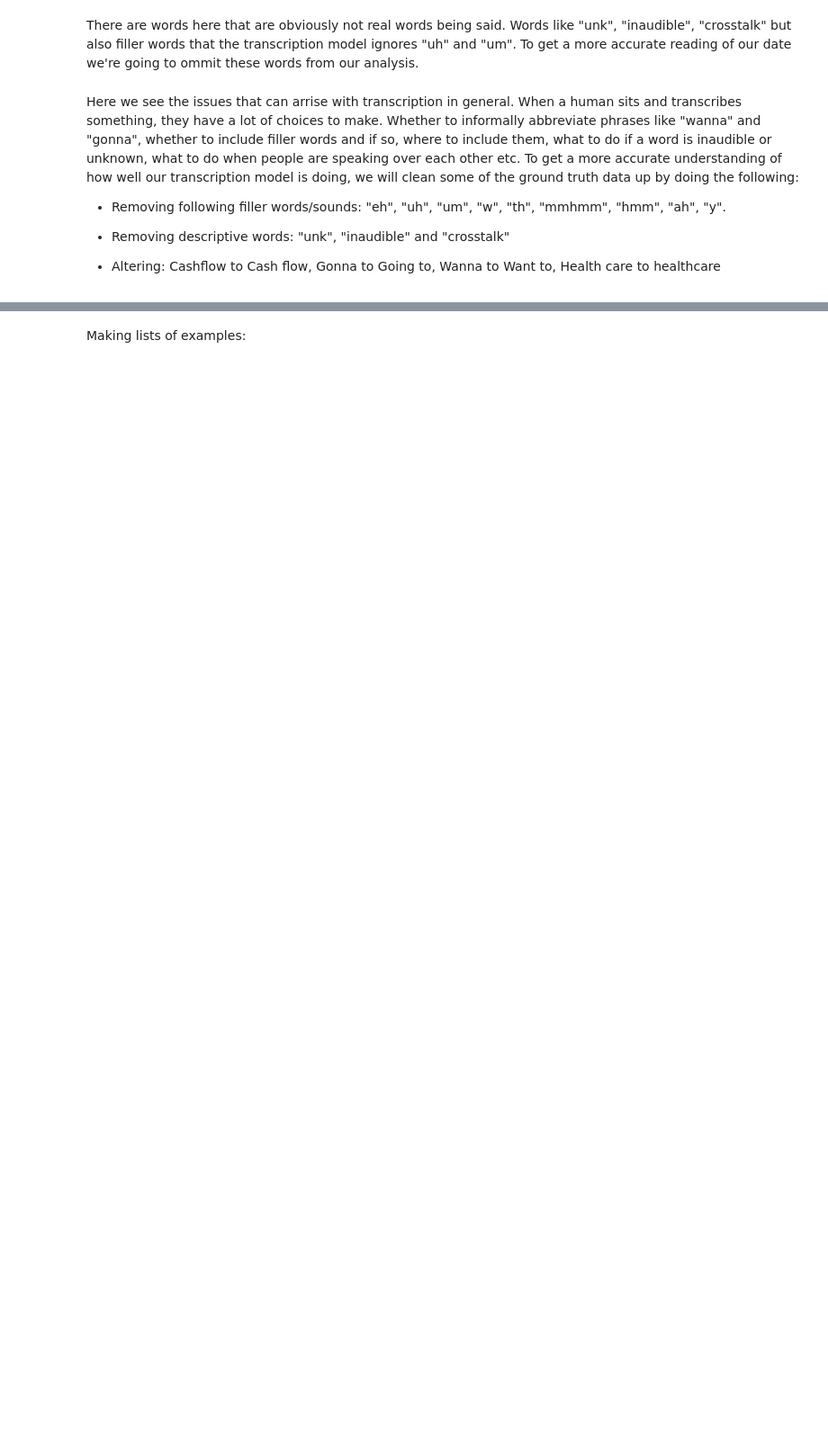
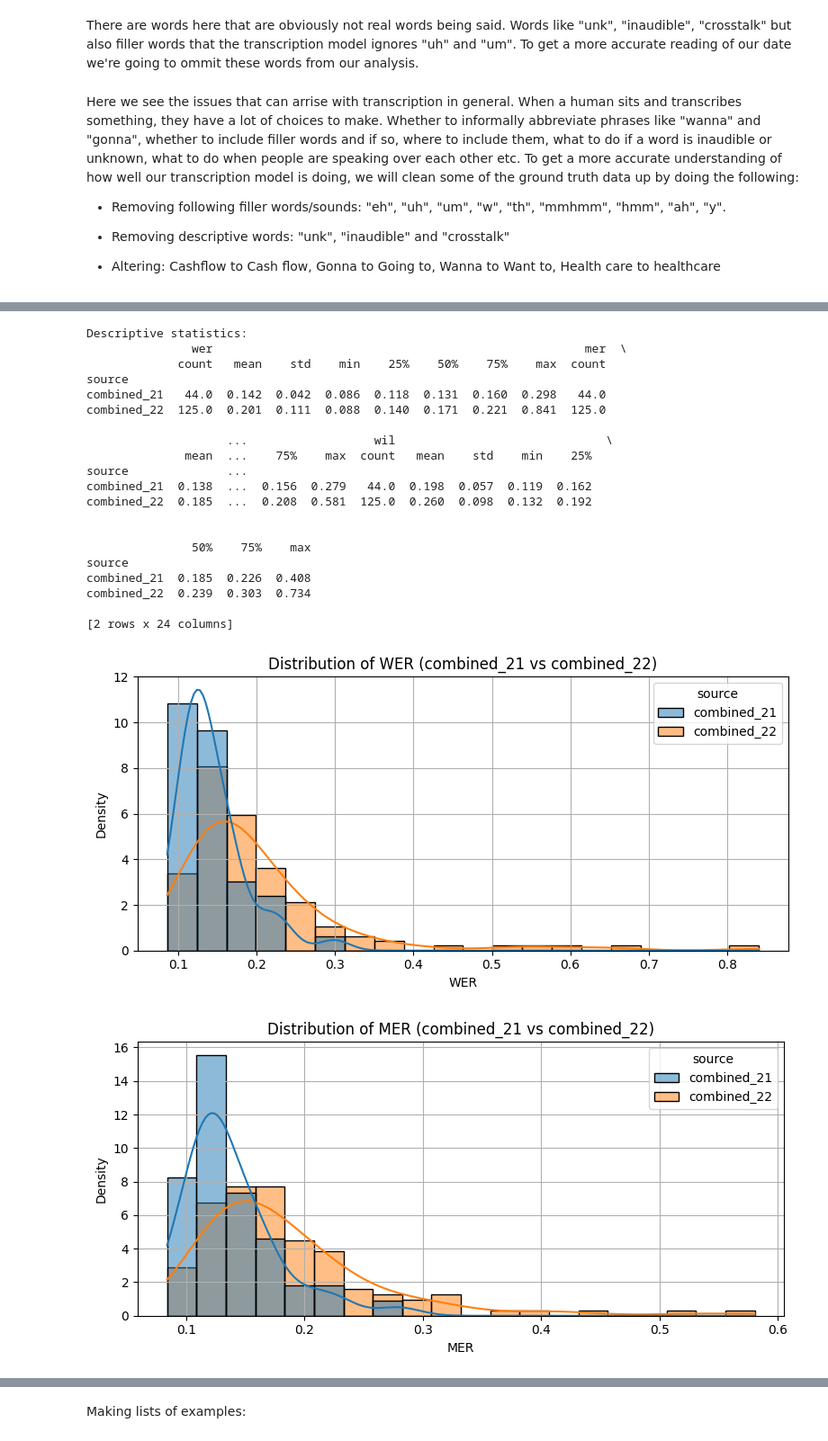
Before and after one commit to MakkerW/Thesis, a Jupyter notebook: Metrics.ipynb, the cells around one changed output, grey strips where cells are left out. Shown at 90% size. Drawn from its saved outputs; the diff is of its cells as text; code cells hidden in the pictures; blank space fills up the shorter version.

```diff
--- a/Metrics.ipynb
+++ b/Metrics.ipynb
@@ -288,0 +403,55 @@ Here we see the issues that can arrise with transcription in general. When a hum
+# %%
+# Labels
+df_21['source'] = 'combined_21'
+df_22['source'] = 'combined_22'
+
+df_combined = pd.concat([df_21, df_22], ignore_index=True)
+
+# Descriptive statistics
+print("Descriptive statistics:")
+print(df_combined.groupby('source')[['wer', 'mer', 'wil']].describe().round(3))
+
+#Histograms
+for metric in ['wer', 'mer', 'wil']:
+    plt.figure(figsize=(8, 4))
+    sns.histplot(data=df_combined, x=metric, hue='source', kde=True, bins=20, stat='density', common_norm=False)
+    plt.title(f"Distribution of {metric.upper()} (combined_21 vs combined_22)")
+    plt.xlabel(metric.upper())
+    plt.ylabel("Density")
+    plt.grid(True)
+    plt.tight_layout()
+    plt.show()
+
+#Boxplot
+df_melted = df_combined.melt(id_vars=['folder', 'source'], value_vars=['wer', 'mer', 'wil'],
+                             var_name='metric', value_name='value')
+
+plt.figure(figsize=(8, 5))
+sns.boxplot(data=df_melted, x='metric', y='value', hue='source')
+plt.title("Boxplot of WER, MER, WIL by Dataset")
+plt.grid(True)
+plt.tight_layout()
+plt.show()
+# %% [output]
+Descriptive statistics:
+               wer                                                     mer  \
+             count   mean    std    min    25%    50%    75%    max  count
+source
+combined_21   44.0  0.142  0.042  0.086  0.118  0.131  0.160  0.298   44.0
+combined_22  125.0  0.201  0.111  0.088  0.140  0.171  0.221  0.841  125.0
+
+                    ...                  wil                              \
+              mean  ...    75%    max  count   mean    std    min    25%
+source              ...
+combined_21  0.138  ...  0.156  0.279   44.0  0.198  0.057  0.119  0.162
+combined_22  0.185  ...  0.208  0.581  125.0  0.260  0.098  0.132  0.192
+
+
+               50%    75%    max
+source
+combined_21  0.185  0.226  0.408
+combined_22  0.239  0.303  0.734
+
+[2 rows x 24 columns]
+[figure, added]
+[figure, added]
```
Also changed, not shown: parts of 9 cells of this notebook, 1 other file.
